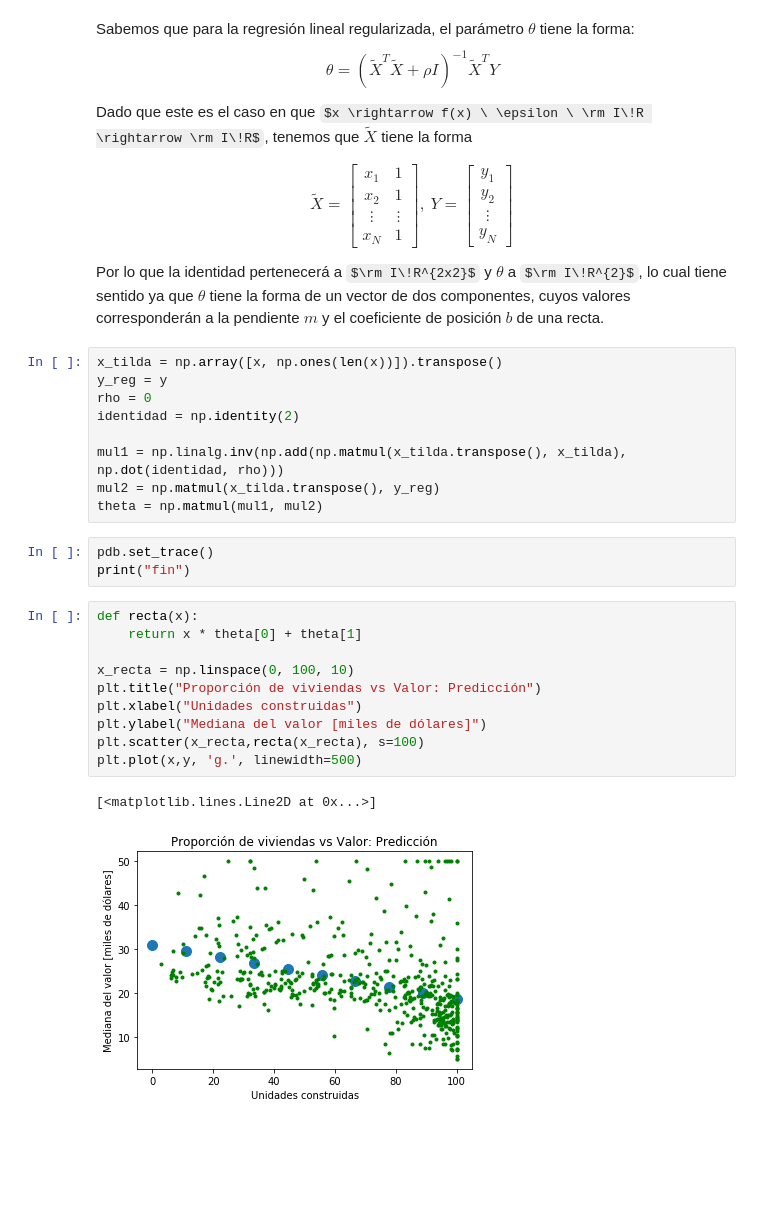
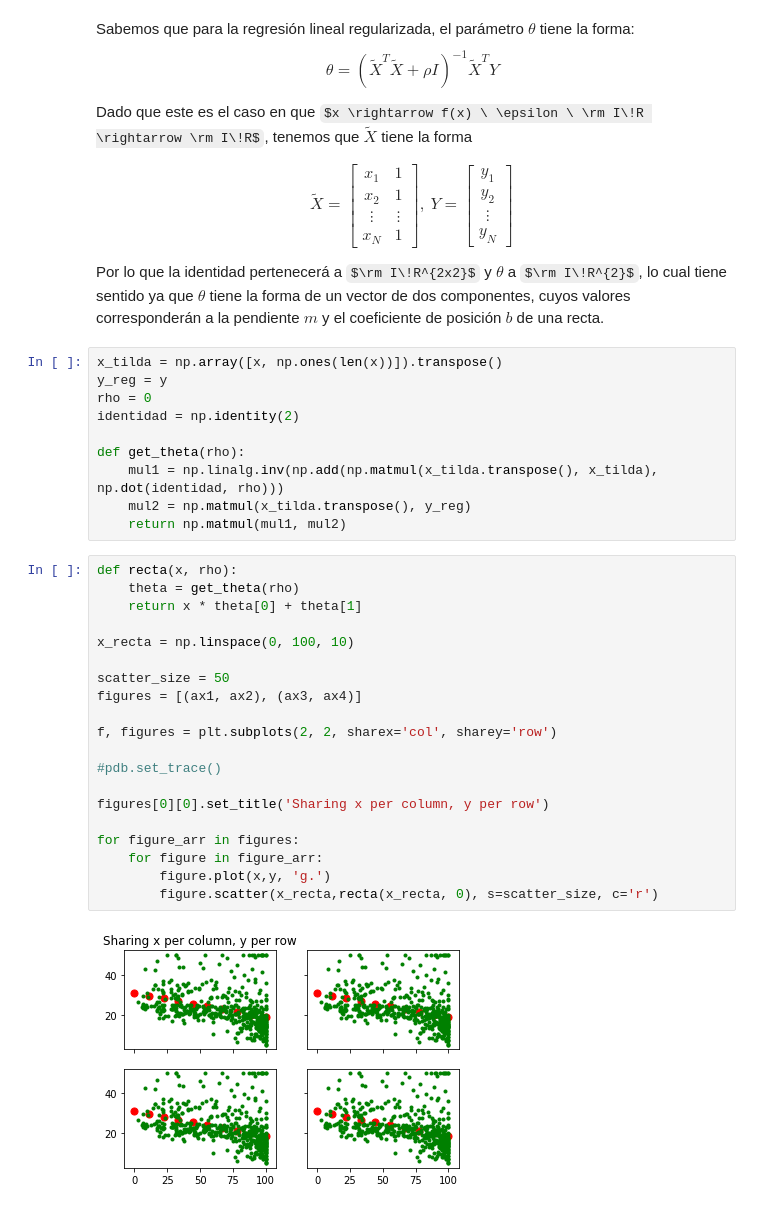
Before and after one commit to martinKindall/aprendizaje_probabilistico_uchile, a Jupyter notebook: Tarea1/tarea1_martin_cornejo.ipynb, the cells around one changed output. Cells and saved outputs as stored; diff of their text form; some formulas as TeX source; blank space fills up the shorter version.

Commit message:
Se crean subplots para visualizar los distintos ajustes en rho

```diff
--- a/Tarea1/tarea1_martin_cornejo.ipynb
+++ b/Tarea1/tarea1_martin_cornejo.ipynb
@@ -63,22 +64,29 @@ y_reg = y
 rho = 0
 identidad = np.identity(2)
 
-mul1 = np.linalg.inv(np.add(np.matmul(x_tilda.transpose(), x_tilda), np.dot(identidad, rho)))
-mul2 = np.matmul(x_tilda.transpose(), y_reg)
-theta = np.matmul(mul1, mul2)
+def get_theta(rho):
+    mul1 = np.linalg.inv(np.add(np.matmul(x_tilda.transpose(), x_tilda), np.dot(identidad, rho)))
+    mul2 = np.matmul(x_tilda.transpose(), y_reg)
+    return np.matmul(mul1, mul2)
-# %%
-pdb.set_trace()
-print("fin")
-# %%
-def recta(x):
-    return x * theta[0] + theta[1]
-
-x_recta = np.linspace(0, 100, 10)
-plt.title("Proporción de viviendas vs Valor: Predicción")
-plt.xlabel("Unidades construidas")
-plt.ylabel("Mediana del valor [miles de dólares]")
-plt.scatter(x_recta,recta(x_recta), s=100)
-plt.plot(x,y, 'g.', linewidth=500)
-# %% [output]
-[<matplotlib.lines.Line2D at 0x...>]
-[figure, removed]
+# %%
+def recta(x, rho):
+    theta = get_theta(rho)
+    return x * theta[0] + theta[1]
+
+x_recta = np.linspace(0, 100, 10)
+
+scatter_size = 50
+figures = [(ax1, ax2), (ax3, ax4)]
+
+f, figures = plt.subplots(2, 2, sharex='col', sharey='row')
+
+#pdb.set_trace()
+
+figures[0][0].set_title('Sharing x per column, y per row')
+
+for figure_arr in figures:
+    for figure in figure_arr:
+        figure.plot(x,y, 'g.')
+        figure.scatter(x_recta,recta(x_recta, 0), s=scatter_size, c='r')
+# %% [output]
+[figure, added]
```
Also changed, not shown: parts of 1 cell of this notebook.
